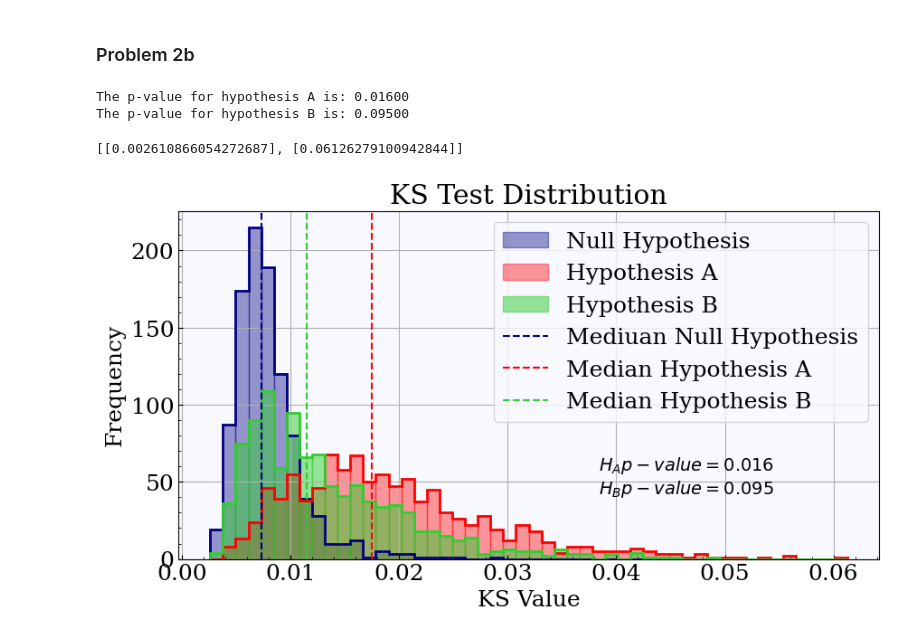
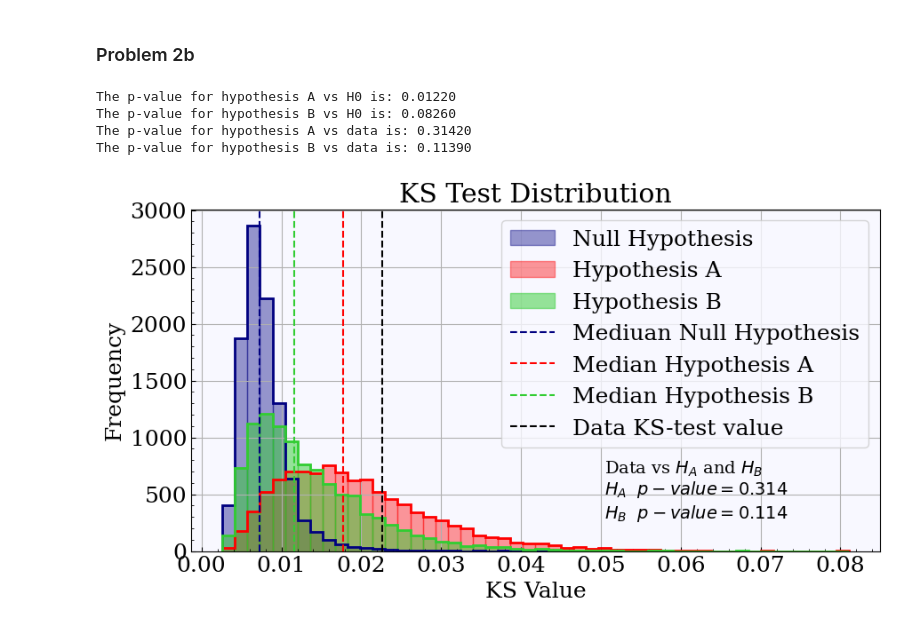
Before and after one commit to Emilie-Jessen/AppStat2, a Jupyter notebook: Exam/Exam24_Problem2.ipynb, the cells around one changed output. Drawn from its saved outputs; the diff is of its cells as text; code cells hidden in the pictures.

```diff
--- a/Exam/Exam24_Problem2.ipynb
+++ b/Exam/Exam24_Problem2.ipynb
@@ -36,7 +36,7 @@ mpl.rcParams['ytick.direction'] = 'in'
 mpl.rcParams['xtick.minor.visible'] = True
 mpl.rcParams['ytick.minor.visible'] = True
 # %%
-save_plots = False
+save_plots = True
 np.random.seed(42)
 # %% [markdown]
 ### Problem 2a
@@ -246,6 +249,6 @@ if save_plots:
 # %%
 # Sample isotropic data and perform the KS test
-N_trials = 1000
+N_trials = 10000
 N_points = len(azi)
 KS_values = np.zeros(N_trials)
 
@@ -367,15 +373,19 @@ HB_median = np.median(KS_HB_arr)
 HA_p_value = p_val(KS_values, HA_median)
 HB_p_value = p_val(KS_values, HB_median)
 
-print(f'The p-value for hypothesis A is: {HA_p_value:.5f}')
-print(f'The p-value for hypothesis B is: {HB_p_value:.5f}')
+HA_data_p_value = p_val(KS_HA_arr, data_KS)
+HB_data_p_value = p_val(KS_HB_arr, data_KS)
+
+print(f'The p-value for hypothesis A vs H0 is: {HA_p_value:.5f}')
+print(f'The p-value for hypothesis B vs H0 is: {HB_p_value:.5f}')
+
+print(f'The p-value for hypothesis A vs data is: {HA_data_p_value:.5f}')
+print(f'The p-value for hypothesis B vs data is: {HB_data_p_value:.5f}')
 # %% [output]
-The p-value for hypothesis A is: 0.01600
-The p-value for hypothesis B is: 0.09500
+The p-value for hypothesis A vs H0 is: 0.01220
+The p-value for hypothesis B vs H0 is: 0.08260
+The p-value for hypothesis A vs data is: 0.31420
+The p-value for hypothesis B vs data is: 0.11390
-# %%
-bin_range
-# %% [output]
-[[0.002610866054272687], [0.06126279100942844]]
 # %%
 # Plot all three distributions together
 
@@ -384,35 +394,38 @@ bin_range = [min(KS_values.min(), KS_HA_arr.min(), KS_HB_arr.min()),
 
 fig, ax = plt.subplots(1, 1, figsize=(10,5))
 ax.hist(KS_values, bins=50, range=bin_range, label='Null Hypothesis', color='navy', alpha=0.4, edgecolor='navy')
 ax.hist(KS_values, bins=50, range=bin_range, histtype='step', color='navy', linewidth=2)
 
 ax.hist(KS_HA_arr, bins=50, range=bin_range, label='Hypothesis A', color='red', alpha=0.4, edgecolor='red')
 ax.hist(KS_HA_arr, bins=50, range=bin_range, histtype='step', color='red', linewidth=2)
 
 ax.hist(KS_HB_arr, bins=50, range=bin_range, label='Hypothesis B', color='limegreen', alpha=0.5, edgecolor='limegreen')
 ax.hist(KS_HB_arr, bins=50, range=bin_range, histtype='step', color='limegreen', linewidth=2)
 
 ax.set_xlabel('KS Value')
 ax.set_ylabel('Frequency')
 ax.set_title('KS Test Distribution')
 
 
 # Plot vertical lines with median values
 ax.axvline(np.median(KS_values), color='navy', linestyle='dashed', label='Mediuan Null Hypothesis')
 ax.axvline(HA_median, color='red', linestyle='dashed', label='Median Hypothesis A')
 ax.axvline(HB_median, color='limegreen', linestyle='dashed', label='Median Hypothesis B')
+ax.axvline(data_KS, color='k', linestyle='dashed', label='Data KS-test value')
 
 ax.legend(loc='upper right')
 
 # Add text with entries and p-value
 textstr = '\n'.join((
-    r'$H_A  p-value=%.3f$' % (HA_p_value),
-    r'$H_B  p-value=%.3f$' % (HB_p_value)))
+    r'$H_A$  $p-value=%.3f$' % (HA_data_p_value),
+    r'$H_B$  $p-value=%.3f$' % (HB_data_p_value)))
 
-ax.text(0.6, 0.3, textstr, transform=ax.transAxes, fontsize=14,
+ax.text(0.6, 0.27, r'Data vs $H_A$ and $H_B$', transform=ax.transAxes, fontsize=14,
+        verticalalignment='top')
+ax.text(0.6, 0.21, textstr, transform=ax.transAxes, fontsize=14,
         verticalalignment='top')
 
 if save_plots:
-    plt.savefig('Plots/Prob2_KS_test_all.png', dpi=300)
+    plt.savefig('Figures/Prob2_KS_test_all.png', dpi=300)
 # %% [output]
-[figure, old version]
+[figure, new version]
```
Also changed, not shown: parts of 4 cells of this notebook, 29 other files.
